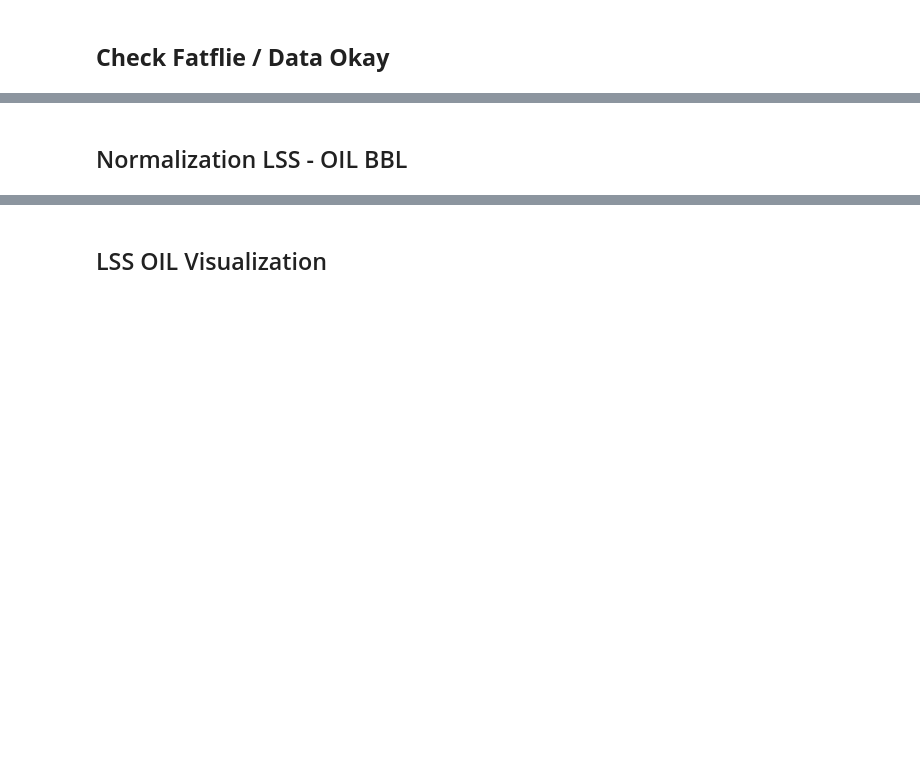
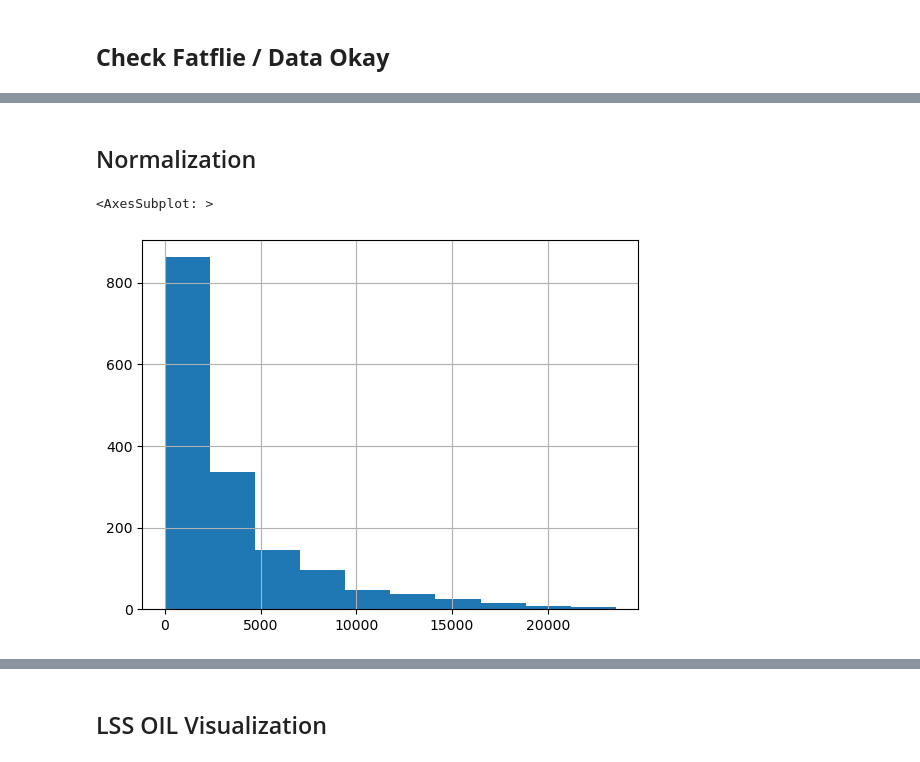
Before and after one commit to dasxgo/rocket-app, a Jupyter notebook: tap_rock_shlitz.ipynb, the cells around one changed output, grey strips where cells are left out. Drawn from its saved outputs; the diff is of its cells as text; code cells hidden in the pictures; blank space fills up the shorter version.

```diff
--- a/tap_rock_shlitz.ipynb
+++ b/tap_rock_shlitz.ipynb
@@ -249,4 +240,8 @@ df
 # %% [markdown]
-## Normalization LSS - OIL BBL
+## Normalization
 # %%
 df_lss = df[df['RESERVOIR'] == "LSS"]
+df_lss['OIL BBL'].hist()
+# %% [output]
+<AxesSubplot: >
+[figure, added]
```
Also changed, not shown: parts of 12 cells of this notebook.
